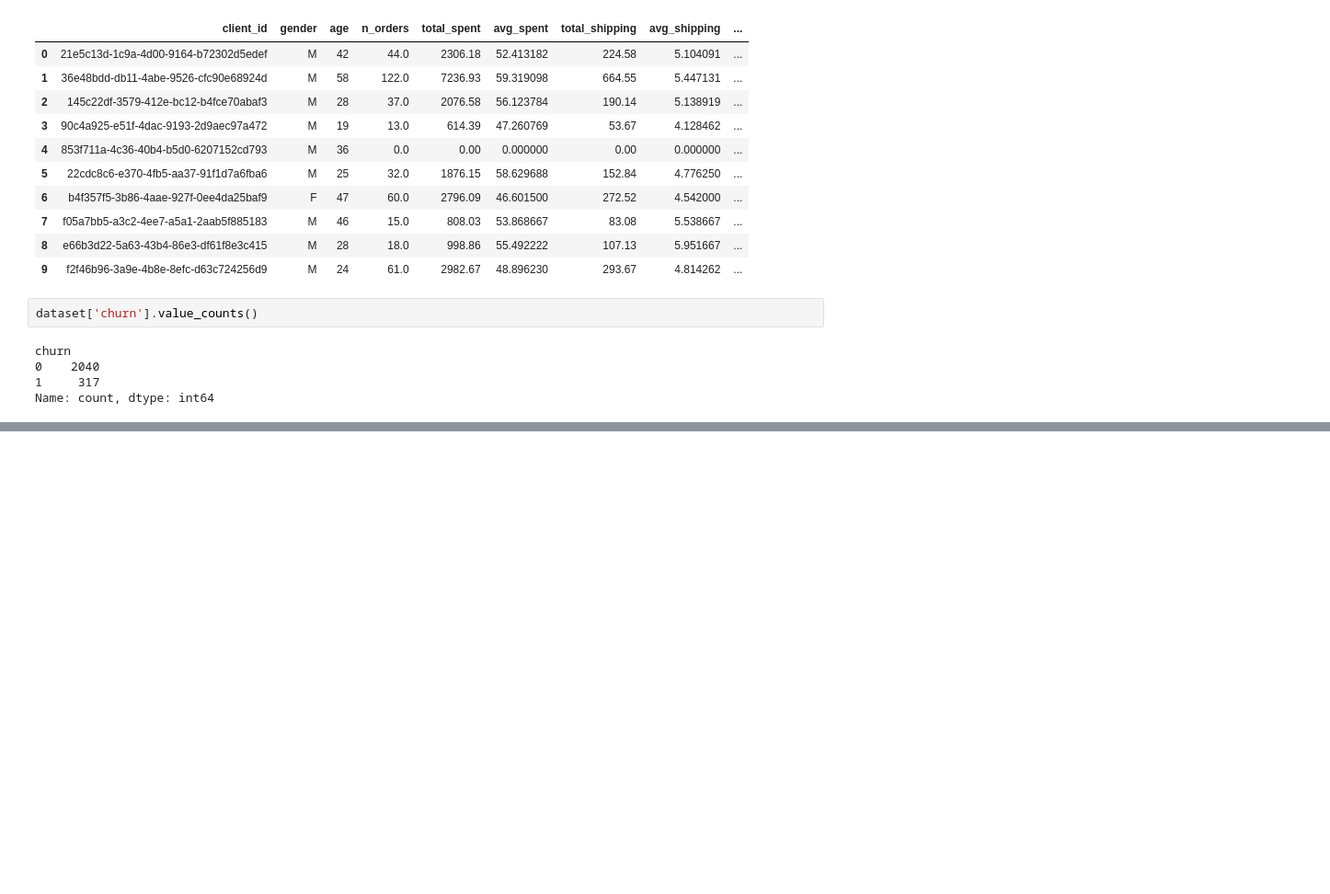
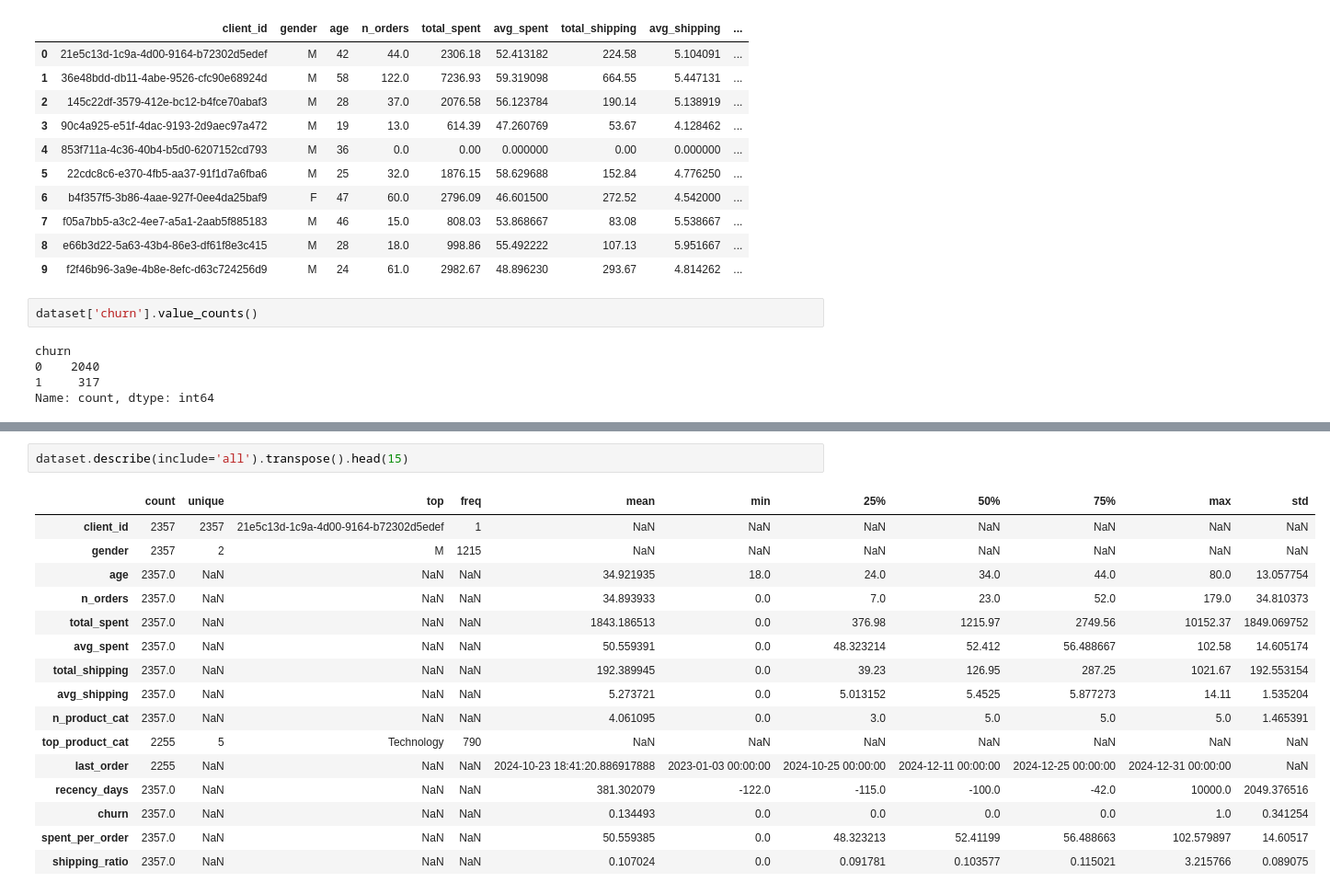
Before and after one commit to emiliaortolani/GGD, a Jupyter notebook: notebooks/trabajo.ipynb, the cells around one changed output, grey strips where cells are left out. Shown at 92% size. Cells and saved outputs as stored; diff of their text form; blank space fills up the shorter version.

```diff
--- a/notebooks/trabajo.ipynb
+++ b/notebooks/trabajo.ipynb
@@ -155,0 +180,19 @@ Name: count, dtype: int64
+# %%
+dataset.describe(include='all').transpose().head(15)
+# %% [output]
+|  | count | unique | top | freq | mean | min | 25% | 50% | 75% | max | std |
+| client_id | 2357 | 2357 | 21e5c13d-1c9a-4d00-9164-b72302d5edef | 1 | NaN | NaN | NaN | NaN | NaN | NaN | NaN |
+| gender | 2357 | 2 | M | 1215 | NaN | NaN | NaN | NaN | NaN | NaN | NaN |
+| age | 2357.0 | NaN | NaN | NaN | 34.921935 | 18.0 | 24.0 | 34.0 | 44.0 | 80.0 | 13.057754 |
+| n_orders | 2357.0 | NaN | NaN | NaN | 34.893933 | 0.0 | 7.0 | 23.0 | 52.0 | 179.0 | 34.810373 |
+| total_spent | 2357.0 | NaN | NaN | NaN | 1843.186513 | 0.0 | 376.98 | 1215.97 | 2749.56 | 10152.37 | 1849.069752 |
+| avg_spent | 2357.0 | NaN | NaN | NaN | 50.559391 | 0.0 | 48.323214 | 52.412 | 56.488667 | 102.58 | 14.605174 |
+| total_shipping | 2357.0 | NaN | NaN | NaN | 192.389945 | 0.0 | 39.23 | 126.95 | 287.25 | 1021.67 | 192.553154 |
+| avg_shipping | 2357.0 | NaN | NaN | NaN | 5.273721 | 0.0 | 5.013152 | 5.4525 | 5.877273 | 14.11 | 1.535204 |
+| n_product_cat | 2357.0 | NaN | NaN | NaN | 4.061095 | 0.0 | 3.0 | 5.0 | 5.0 | 5.0 | 1.465391 |
+| top_product_cat | 2255 | 5 | Technology | 790 | NaN | NaN | NaN | NaN | NaN | NaN | NaN |
+| last_order | 2255 | NaN | NaN | NaN | 2024-10-23 18:41:20.886917888 | 2023-01-03 00:00:00 | 2024-10-25 00:00:00 | 2024-12-11 00:00:00 | 2024-12-25 00:00:00 | 2024-12-31 00:00:00 | NaN |
+| recency_days | 2357.0 | NaN | NaN | NaN | 381.302079 | -122.0 | -115.0 | -100.0 | -42.0 | 10000.0 | 2049.376516 |
+| churn | 2357.0 | NaN | NaN | NaN | 0.134493 | 0.0 | 0.0 | 0.0 | 0.0 | 1.0 | 0.341254 |
+| spent_per_order | 2357.0 | NaN | NaN | NaN | 50.559385 | 0.0 | 48.323213 | 52.41199 | 56.488663 | 102.579897 | 14.60517 |
+| shipping_ratio | 2357.0 | NaN | NaN | NaN | 0.107024 | 0.0 | 0.091781 | 0.103577 | 0.115021 | 3.215766 | 0.089075 |
```
Also changed, not shown: parts of 5 cells of this notebook, 1 other file.
